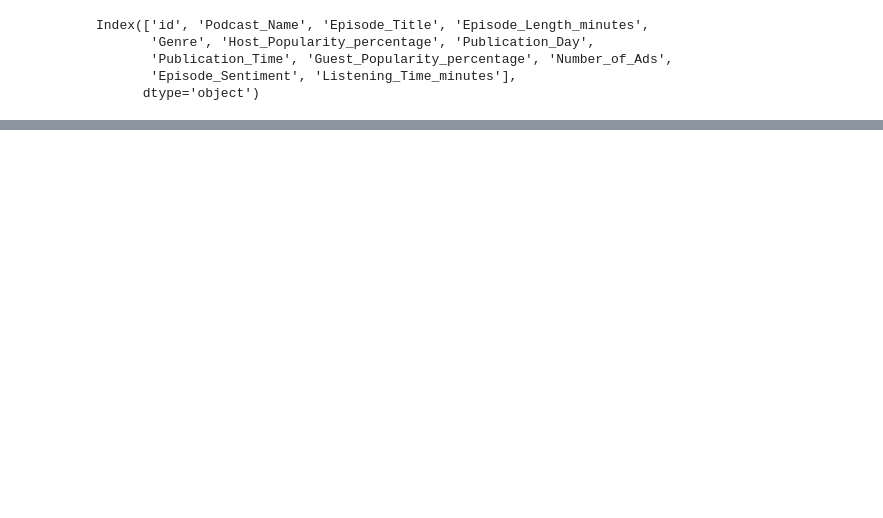
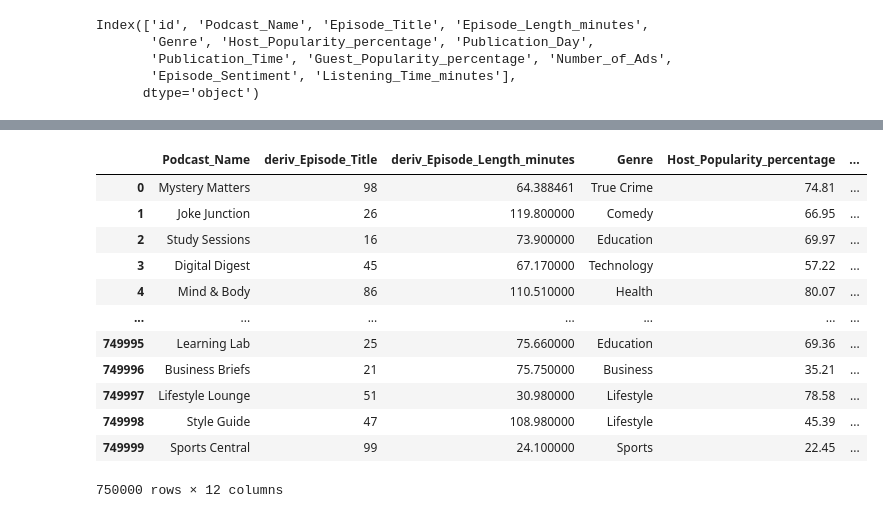
Before and after one commit to rohan843/kaggle-notebooks, a Jupyter notebook: podcast-time-prediction.ipynb, the cells around one changed output, grey strips where cells are left out. Saved outputs shown, nothing was run; the diff lists cells and outputs as text; code cells hidden in the pictures; blank space fills up the shorter version.

```diff
--- a/podcast-time-prediction.ipynb
+++ b/podcast-time-prediction.ipynb
@@ -14,0 +155,2 @@ Index(['id', 'Podcast_Name', 'Episode_Title', 'Episode_Length_minutes',
+# %%
+train["deriv_Guest_Popularity_percentage"] = train["Guest_Popularity_percentage"].fillna(0)
@@ -14,0 +198,32 @@ Index(['id', 'Podcast_Name', 'Episode_Title', 'Episode_Length_minutes',
+# %%
+df = train[["Podcast_Name", "deriv_Episode_Title", "deriv_Episode_Length_minutes",
+            "Genre", "Host_Popularity_percentage", "Publication_Day", "Publication_Time",
+            "deriv_Guest_Popularity_percentage", "deriv_Number_of_Ads", "deriv_Episode_Sentiment",
+            "Listening_Time_minutes"
+           ]].copy(deep=True)
+# %%
+days = set(df["Publication_Day"])
+time = set(df["Publication_Time"])
+
+averages = dict()
+
+for d in days:
+    for t in time:
+        averages[f"{d}_{t}"] = df[(df["Publication_Day"] == d) & (df["Publication_Time"] == t)]["Listening_Time_minutes"].mean()
+
+df["deriv_Avg_Listening_Time_On_Same_Time_of_Day"] = df.apply(lambda row: averages[f"{row['Publication_Day']}_{row['Publication_Time']}"], axis = 1)
+df
+# %% [output]
+|  | Podcast_Name | deriv_Episode_Title | deriv_Episode_Length_minutes | Genre | Host_Popularity_percentage | ... |
+| 0 | Mystery Matters | 98 | 64.388461 | True Crime | 74.81 | ... |
+| 1 | Joke Junction | 26 | 119.800000 | Comedy | 66.95 | ... |
+| 2 | Study Sessions | 16 | 73.900000 | Education | 69.97 | ... |
+| 3 | Digital Digest | 45 | 67.170000 | Technology | 57.22 | ... |
+| 4 | Mind & Body | 86 | 110.510000 | Health | 80.07 | ... |
+| ... | ... | ... | ... | ... | ... | ... |
+| 749995 | Learning Lab | 25 | 75.660000 | Education | 69.36 | ... |
+| 749996 | Business Briefs | 21 | 75.750000 | Business | 35.21 | ... |
+| 749997 | Lifestyle Lounge | 51 | 30.980000 | Lifestyle | 78.58 | ... |
+| 749998 | Style Guide | 47 | 108.980000 | Lifestyle | 45.39 | ... |
+| 749999 | Sports Central | 99 | 24.100000 | Sports | 22.45 | ... |
+750000 rows × 12 columns
```
Also changed, not shown: parts of 29 cells of this notebook.
